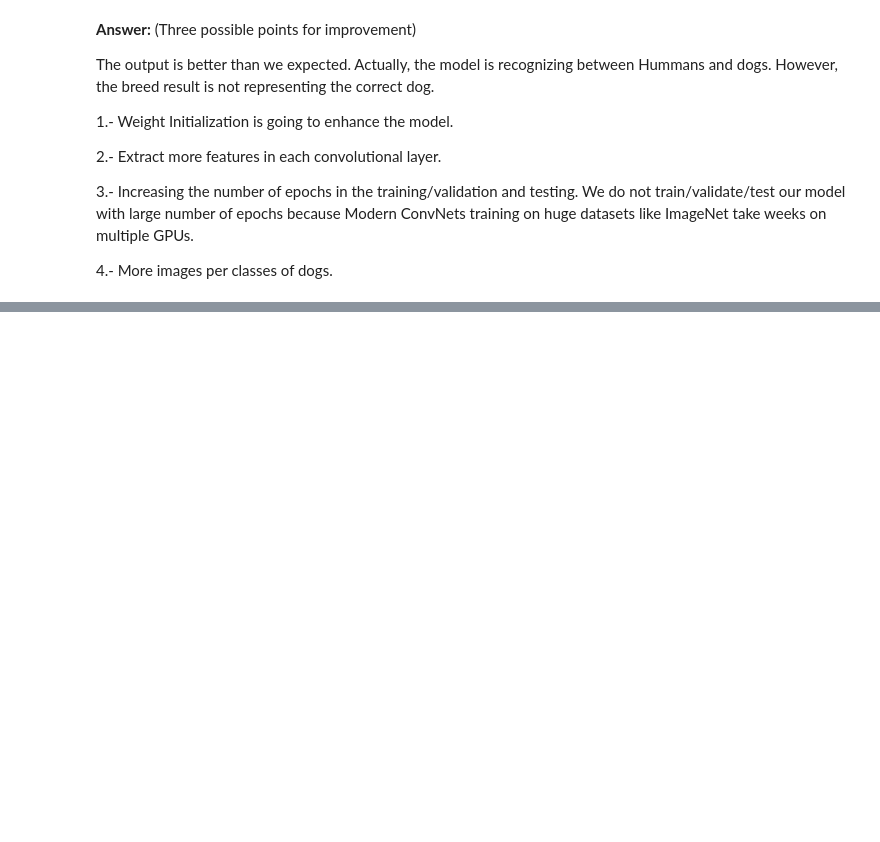
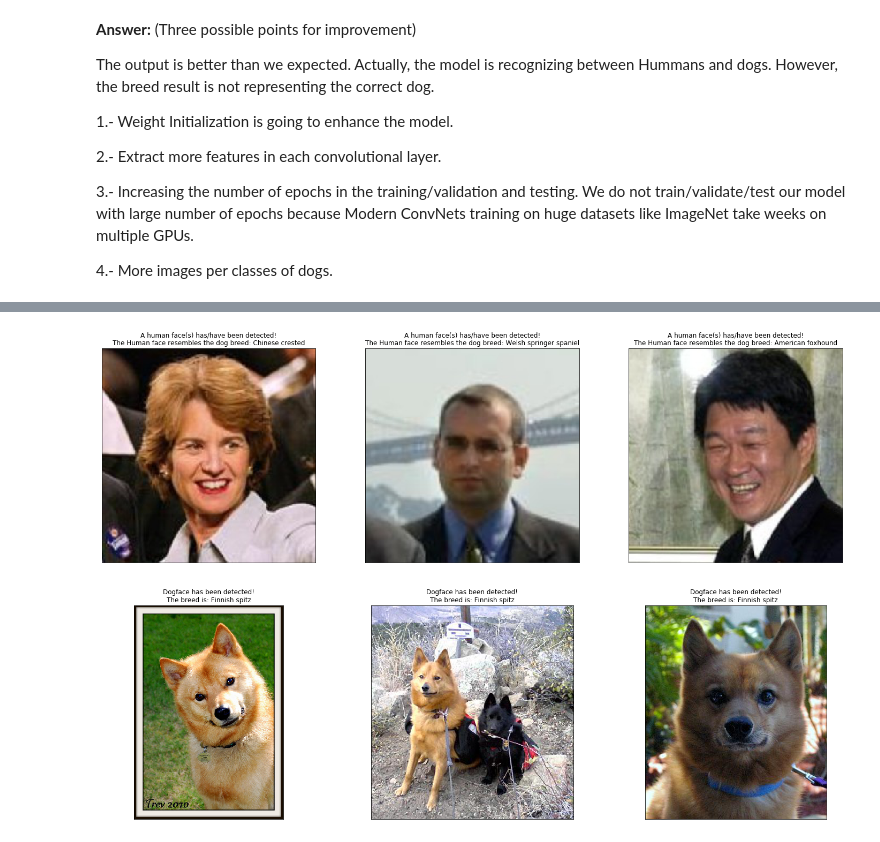
Before and after one commit to Marvinsky/dog_breed_recognition, a Jupyter notebook: dog_app/dog_app.ipynb, the cells around one changed output, grey strips where cells are left out. Drawn from its saved outputs; the diff is of its cells as text; code cells hidden in the pictures; blank space fills up the shorter version.

```diff
--- a/dog_app/dog_app.ipynb
+++ b/dog_app/dog_app.ipynb
@@ -1192,6 +1268,18 @@ def predict_breed_transfer(img_path):
     #print(index)
     breed = class_names[index]
     return breed
+# %%
+data_transfer2 = loaders_transfer.copy()
+
+# list of class names by index, i.e. a name can be accessed like class_names[0]
+class_names2 = [item[4:].replace("_", " ") for item in data_transfer2['train'].dataset.classes]
+
+def predict_breed_transfer2(img_path):
+    # load the image and return the predicted breed
+    index = transfer_model_predict(img_path, model_transfer2)
+    #print(index)
+    breed = class_names2[index]
+    return breed
 # %%
 predict_breed_transfer("dogImages/train/001.Affenpinscher/Affenpinscher_00001.jpg")
 displayImage("dogImages/train/001.Affenpinscher/Affenpinscher_00001.jpg")
@@ -1231,6 +1319,19 @@ def run_app(img_path):
     else:
         msg = "Neither dog or human faces were detected!"
     return msg
+# %%
+def run_app2(img_path):
+    ## handle cases for a human face, dog, and neither
+    msg = ""
+    if dog_detector(img_path):
+        breed = predict_breed_transfer2(img_path)
+        msg = "Dogface has been detected!\nThe breed is: {}".format(breed)
+    elif face_detector(img_path):
+        breed = predict_breed_transfer2(img_path)
+        msg = "A human face(s) has/have been detected!\nThe Human face resembles the dog breed: {}".format(breed)
+    else:
+        msg = "Neither dog or human faces were detected!"
+    return msg
 # %% [markdown]
 ---
 <a id='step6'></a>
@@ -1276,0 +1378,16 @@ for idx in np.arange(6):
+# %%
+
+fig = plt.figure(figsize=(25,25))
+
+list_imgs = []
+for file in np.hstack((human_files[-3:], dog_files[-3:])):
+    list_imgs.append(file)
+
+for idx in np.arange(6):
+    msg = run_app2(list_imgs[idx])
+    img = Image.open(list_imgs[idx])
+    ax = fig.add_subplot(3,6/2, idx+1,  xticks=[], yticks=[])
+    ax.imshow(img)
+    ax.set_title(msg)
+# %% [output]
+[figure, added]
```
Also changed, not shown: parts of 19 cells of this notebook, 2 other files.
